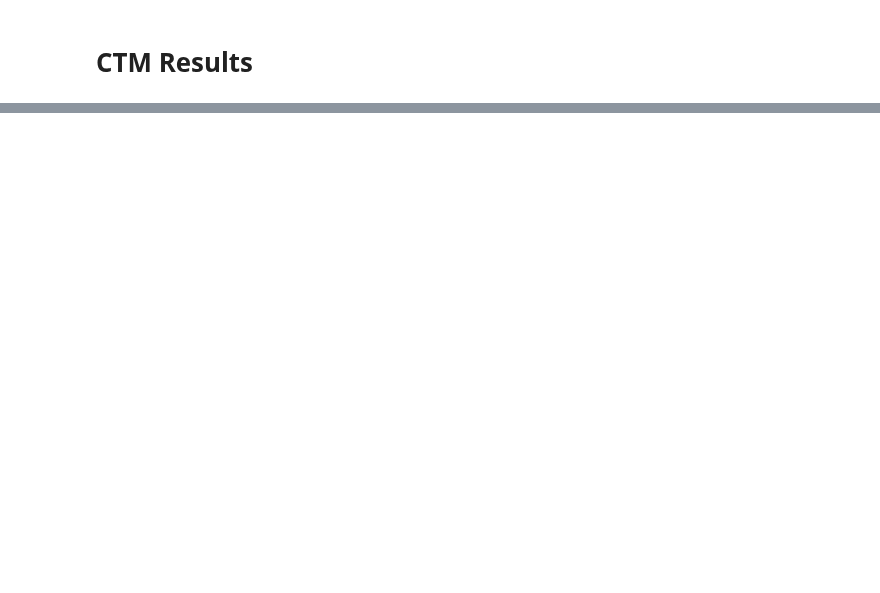
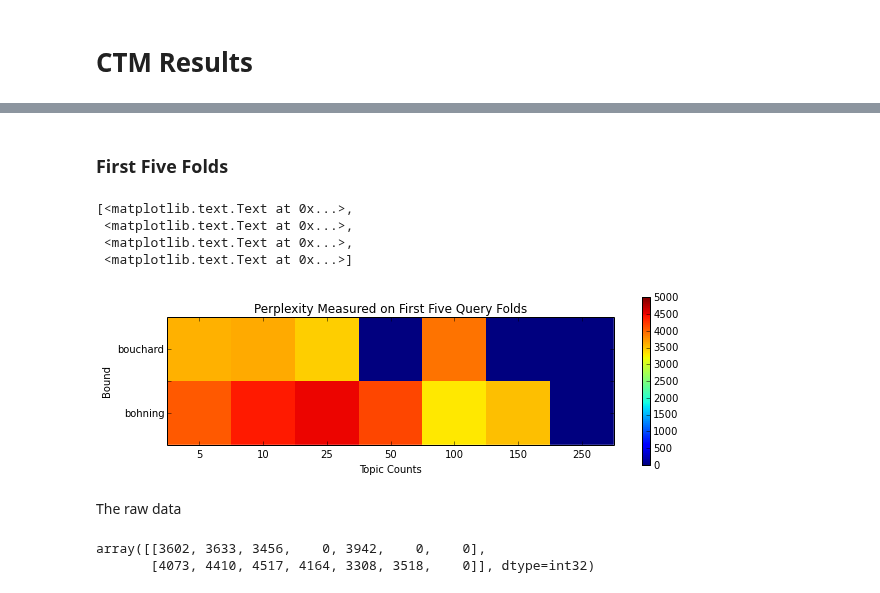
Before and after one commit to budgefeeney/sidetopics, a Jupyter notebook: src/notebooks/Perplexity Comparisons.ipynb, the cells around one changed output, grey strips where cells are left out. Saved outputs shown, nothing was run; the diff lists cells and outputs as text; code cells hidden in the pictures; blank space fills up the shorter version.

```diff
--- a/src/notebooks/Perplexity Comparisons.ipynb
+++ b/src/notebooks/Perplexity Comparisons.ipynb
@@ -15,0 +289,26 @@ There are two bounds used throughout, the Bouchard bound and the Bohning bound.
+# %% [markdown]
+### First Five Folds
+# %%
+fig, ax = plt.subplots(figsize=(10,3))
+
+im = ax.imshow(perps5, interpolation="none", vmin=0, vmax=5000)
+
+cb = fig.colorbar(im, ax=ax)
+ax.set_title("Perplexity Measured on First Five Query Folds")
+ax.set_ylabel('Bound')
+ax.set_xlabel('Topic Counts')
+ax.get_xaxis().set_ticklabels([0] + topicCounts)
+ax.get_yaxis().set_ticklabels(['', bounds[0], '', bounds[1]])
+# %% [output]
+[<matplotlib.text.Text at 0x...>,
+ <matplotlib.text.Text at 0x...>,
+ <matplotlib.text.Text at 0x...>,
+ <matplotlib.text.Text at 0x...>]
+[figure, added]
+# %% [markdown]
+The raw data
+# %%
+perps5.astype(np.int32)
+# %% [output]
+array([[3602, 3633, 3456,    0, 3942,    0,    0],
+       [4073, 4410, 4517, 4164, 3308, 3518,    0]], dtype=int32)
```
Also changed, not shown: parts of 24 cells of this notebook.
